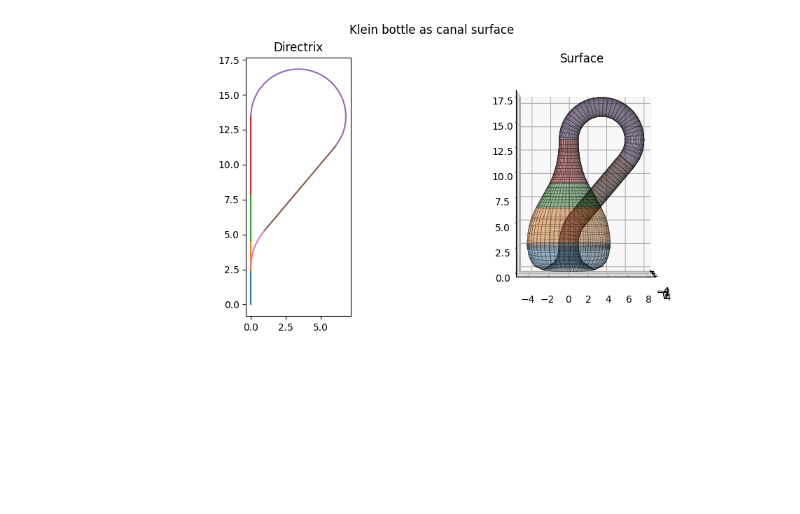
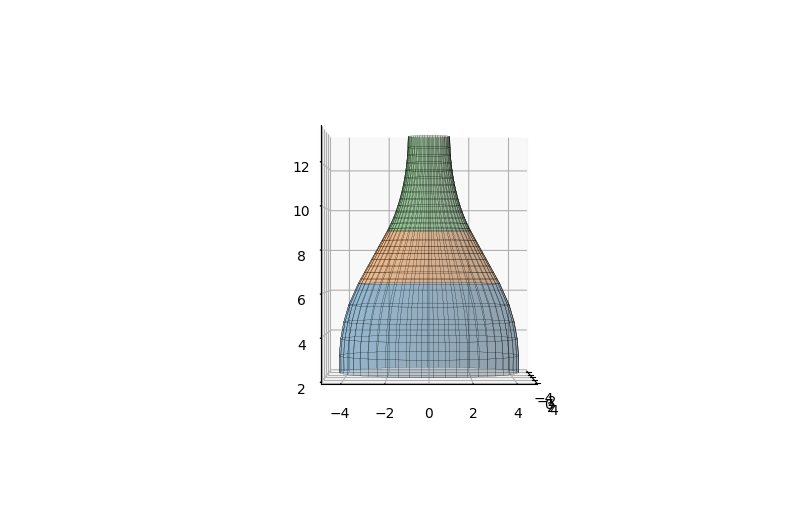
Before and after one commit to RosieSB/crochet-maths, a Jupyter notebook: tmp.ipynb, the cells around one changed output. Drawn from its saved outputs; the diff is of its cells as text; code cells hidden in the pictures; blank space fills up the shorter version.

```diff
--- a/tmp.ipynb
+++ b/tmp.ipynb
@@ -1,5 +1,4 @@
 # %%
-
 import numpy as np
 import matplotlib.pyplot as plt
 
@@ -19,8 +18,8 @@ phi = .45
 w = 8.6
 e = w/2
 h = (a+b+(a-b)*np.cos(theta))/np.sin(theta)
-d = np.sqrt((w/2)*((w/2)-p)/2)
-c = (h*np.sin(phi)+p*np.cos(phi)-(w/2))/(1-np.cos(phi))
+d = np.sqrt(e*(e-p)/2)
+c = (h*np.sin(phi)+p*np.cos(phi)-e)/(1-np.cos(phi))
 
 P = np.array([0,a*(1+np.cos(theta)),d+h-a*np.sin(theta)])
 Q = np.array([0,b*(1-np.cos(theta)),d+b*np.sin(theta)])
@@ -28,13 +27,13 @@ PQ = Q-P
 magPQ = np.sqrt(PQ[1]**2+PQ[2]**2)
 PQhat = PQ/magPQ
 
-X = np.array([0,(w/2)*np.cos(phi),d+(w/2)*np.sin(phi)])
+X = np.array([0,e*np.cos(phi),d+e*np.sin(phi)])
 Y = np.array([0,p+c-c*np.cos(phi),h-c*np.sin(phi)])
 
 t = np.array([
     0,
     d,
-    (w/2)*np.sin(phi)+d,
+    e*np.sin(phi)+d,
     h-c*np.sin(phi)+d,
     h+d,
     h+d+a*(np.pi+theta),
@@ -64,19 +63,15 @@ for j in range(len(ut)): #to remove annoying gaps
     usplit[j][l-1] = t[j+1]
 
 # Set up a figure and axes
-fig = plt.figure(figsize=plt.figaspect(.5))
-fig.suptitle('Klein bottle as canal surface')
+fig = plt.figure()
+ax = fig.add_subplot(projection='3d',label=' ')
 
-ax2 = fig.add_subplot(1, 2, 1)
-ax1 = fig.add_subplot(1, 2, 2, projection='3d')
-
-ax2.set_title('Directrix')
-ax1.set_title('Surface')
-
-#Base 1
+#Base 0
 #Not canal
 u = usplit[0]
-r = (p+e)/2+((e-p)/2)*np.sqrt(1-((u-d)/d)**2)
+r = (p+e)/2+((e-p)/2)*np.sqrt(1-(u/d-1)**2)
+#rdot = -((e-p)/2)*(u/d-1)/np.sqrt(1-(u/d-1)**2)
+#rddot = -((e-p)/2)/((1-(u/d-1)**2)*np.sqrt(1-(u/d-1)**2))
 gamma = (0,0,u)
 T = (0,0,1)
 N = (0,1,0)
@@ -87,13 +82,17 @@ x = gamma[0] + r*(N[0]*np.cos(v)+B[0]*np.sin(v))
 y = gamma[1] + r*(N[1]*np.cos(v)+B[1]*np.sin(v))
 z = gamma[2] + r*(N[2]*np.cos(v)+B[2]*np.sin(v))
 
-ax1.plot_surface(x, y, z, edgecolor = 'black', linewidth = .1, alpha = .25)
-ax2.plot(0*gamma[2],gamma[2])
+#ax.plot_surface(x, y, z, edgecolor = 'black', linewidth = .1, alpha = .25)
+
 
 #Bottle canal 1
 u = usplit[1]
-r = np.sqrt((w/2)**2-(u-d)**2)
-rdot = -(u-d)/np.sqrt((w/2)**2-(u-d)**2)
+r = np.sqrt(e**2-(u-d)**2)
+rdot = -(u-d)/np.sqrt(e**2-(u-d)**2)
+rddot = -e**2*np.power((e**2-(u-d)**2),-1.5)
+E1 = (1-r*rddot-rdot**2)**2 + (rdot**2*(1-rdot**2-r*rddot)**2)/(1-rdot**2)
+print('u =',u)
+print('E1 =',E1)
 gamma = (0,0,u)
 v = np.linspace(0,2*np.pi,100)
 u, v = np.meshgrid(u, v)
@@ -101,13 +100,17 @@ x = gamma[0] - r*rdot*T[0] + r*np.sqrt(1-(rdot)**2)*(N[0]*np.cos(v)+B[0]*np.sin(
 y = gamma[1] - r*rdot*T[1] + r*np.sqrt(1-(rdot)**2)*(N[1]*np.cos(v)+B[1]*np.sin(v))
 z = gamma[2] - r*rdot*T[2] + r*np.sqrt(1-(rdot)**2)*(N[2]*np.cos(v)+B[2]*np.sin(v))
 
-ax1.plot_surface(x, y, z, edgecolor = 'black', linewidth = .1, alpha = .25)
-ax2.plot(0*gamma[2],gamma[2])
+ax.plot_surface(x, y, z, edgecolor = 'black', linewidth = .1, alpha = .25)
+
 
 #Bottle canal 2
 u = usplit[2]
-r = (w/2)/np.cos(phi)-(u-d)*np.tan(phi)
+r = e/np.cos(phi)-(u-d)*np.tan(phi)
 rdot = -np.tan(phi)
+rddot = 0
+E2 = (1-r*rddot-rdot**2)**2 + (rdot**2*(1-rdot**2-r*rddot)**2)/(1-rdot**2)
+print('u =',u)
+print('E2 =',E2)
 gamma = (0,0,u)
 v = np.linspace(0,2*np.pi,100)
 u, v = np.meshgrid(u, v)
@@ -115,8 +118,8 @@ x = gamma[0] - r*rdot*T[0] + r*np.sqrt(1-(rdot)**2)*(N[0]*np.cos(v)+B[0]*np.sin(
 y = gamma[1] - r*rdot*T[1] + r*np.sqrt(1-(rdot)**2)*(N[1]*np.cos(v)+B[1]*np.sin(v))
 z = gamma[2] - r*rdot*T[2] + r*np.sqrt(1-(rdot)**2)*(N[2]*np.cos(v)+B[2]*np.sin(v))
 
-ax1.plot_surface(x, y, z, edgecolor = 'black', linewidth = .1, alpha = .25)
-ax2.plot(0*gamma[2],gamma[2])
+ax.plot_surface(x, y, z, edgecolor = 'black', linewidth = .1, alpha = .25)
+
 
 
 #Bottle canal 3
@@ -130,8 +133,7 @@ x = gamma[0] - r*rdot*T[0] + r*np.sqrt(1-(rdot)**2)*(N[0]*np.cos(v)+B[0]*np.sin(
 y = gamma[1] - r*rdot*T[1] + r*np.sqrt(1-(rdot)**2)*(N[1]*np.cos(v)+B[1]*np.sin(v))
 z = gamma[2] - r*rdot*T[2] + r*np.sqrt(1-(rdot)**2)*(N[2]*np.cos(v)+B[2]*np.sin(v))
 
-ax1.plot_surface(x, y, z, edgecolor = 'black', linewidth = .1, alpha = .25)
-ax2.plot(0*gamma[2],gamma[2])
+ax.plot_surface(x, y, z, edgecolor = 'black', linewidth = .1, alpha = .25)
 
 #Handle 4
 u = usplit[4]
@@ -146,8 +148,8 @@ x = gamma[0] - r*rdot*T[0] + r*np.sqrt(1-(rdot)**2)*(N[0]*np.cos(v)+B[0]*np.sin(
 y = gamma[1] - r*rdot*T[1] + r*np.sqrt(1-(rdot)**2)*(N[1]*np.cos(v)+B[1]*np.sin(v))
 z = gamma[2] - r*rdot*T[2] + r*np.sqrt(1-(rdot)**2)*(N[2]*np.cos(v)+B[2]*np.sin(v))
 
-ax1.plot_surface(x, y, z, edgecolor = 'black', linewidth = .1, alpha = .25)
-ax2.plot(gamma[1],gamma[2])
+#ax.plot_surface(x, y, z, edgecolor = 'black', linewidth = .1, alpha = .25)
+
 
 #Handle 5
 u = usplit[5]
@@ -160,8 +162,8 @@ x = gamma[0] - r*rdot*T[0] + r*np.sqrt(1-(rdot)**2)*(N[0]*np.cos(v)+B[0]*np.sin(
 y = gamma[1] - r*rdot*T[1] + r*np.sqrt(1-(rdot)**2)*(N[1]*np.cos(v)+B[1]*np.sin(v))
 z = gamma[2] - r*rdot*T[2] + r*np.sqrt(1-(rdot)**2)*(N[2]*np.cos(v)+B[2]*np.sin(v))
 
-ax1.plot_surface(x, y, z, edgecolor = 'black', linewidth = .1, alpha = .25)
-ax2.plot(gamma[1],gamma[2])
+#ax.plot_surface(x, y, z, edgecolor = 'black', linewidth = .1, alpha = .25)
+
 
 #Handle 6
 u = usplit[6]
@@ -174,8 +176,7 @@ x = gamma[0] - r*rdot*T[0] + r*np.sqrt(1-(rdot)**2)*(N[0]*np.cos(v)+B[0]*np.sin(
 y = gamma[1] - r*rdot*T[1] + r*np.sqrt(1-(rdot)**2)*(N[1]*np.cos(v)+B[1]*np.sin(v))
 z = gamma[2] - r*rdot*T[2] + r*np.sqrt(1-(rdot)**2)*(N[2]*np.cos(v)+B[2]*np.sin(v))
 
-ax1.plot_surface(x, y, z, edgecolor = 'black', linewidth = .1, alpha = .25)
-ax2.plot(gamma[1],gamma[2])
+#ax.plot_surface(x, y, z, edgecolor = 'black', linewidth = .1, alpha = .25)
 
 #Base 7
 u = usplit[7]
@@ -189,13 +190,12 @@ x = gamma[0] + r*(N[0]*np.cos(v)+B[0]*np.sin(v))
 y = gamma[1] + r*(N[1]*np.cos(v)+B[1]*np.sin(v))
 z = gamma[2] + r*(N[2]*np.cos(v)+B[2]*np.sin(v))
 
-ax1.plot_surface(x, y, z, edgecolor = 'black', linewidth = .1, alpha = .25)
-ax2.plot(0*u,h+2*d+a*(np.pi+theta)+magPQ+b*theta-u)
+#ax.plot_surface(x, y, z, edgecolor = 'black', linewidth = .1, alpha = .25)
 
-ax1.set_aspect('equal')
-ax1.view_init(elev=0, azim=0, roll=0)
 
-ax2.set_aspect('equal')
+ax.set_aspect('equal')
+ax.view_init(elev=0, azim=0, roll=0)
+
 
 plt.show()
 # %% [output]
@@ -202 +208 @@ plt.show()
-[figure, old version]
+[figure, new version]
```
Also changed, not shown: parts of 4 cells of this notebook, 32 other files.
